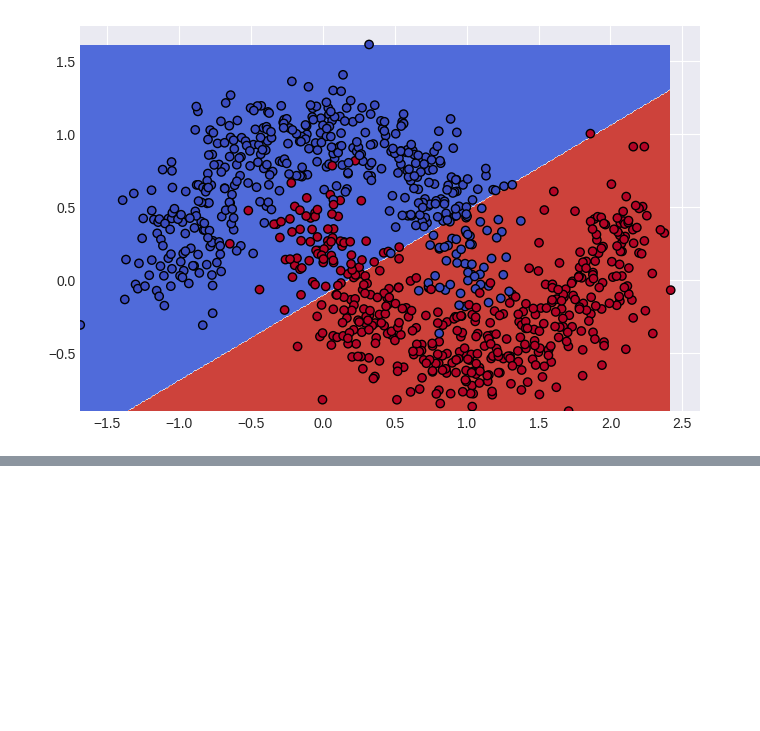
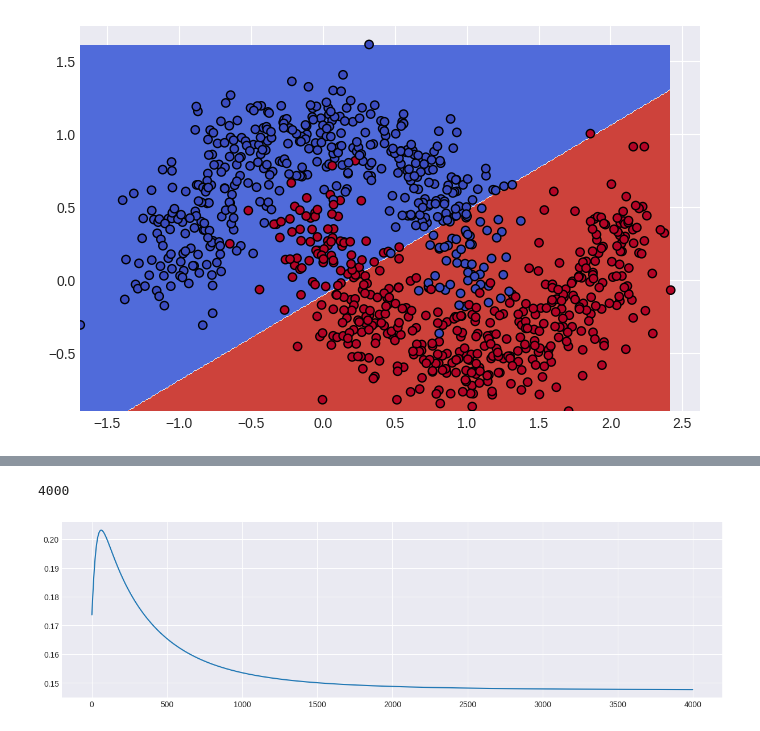
Before and after one commit to MakrandDhanokar/CDAC-DAI, a Jupyter notebook: CDAC_Day2.ipynb, the cells around one changed output, grey strips where cells are left out. Cells and saved outputs as stored; diff of their text form; code cells hidden in the pictures; blank space fills up the shorter version.

```diff
--- a/CDAC_Day2.ipynb
+++ b/CDAC_Day2.ipynb
@@ -384,0 +435,46 @@ fn_plot_decision_boundary(weights,data_train)
+# %%
+#sigmoid function
+def sigmoid(z):
+  return 1 / (1 + np.exp(-z))
+
+#predict function
+def predict(row, weight):
+  z = weight[0]
+  for i in range(len(row) - 1):
+    z += weight[i+1] * row[i]
+  return sigmoid(z)
+# %%
+#rng = Random Number Generator
+rng  =np.random.default_rng(seed=RANDOM_STATE)
+weights = rng.random(data_train.shape[1])
+# %%
+
+def train_weights(train,alpha,n_epochs):
+  errors =[]
+  weights = rng.random(train.shape[1])  #randomly generated weights
+  m = train.shape[0]  #no of samples
+
+  for epochs in range(n_epochs):
+    sum_error = 0.0
+    for row in train:
+      prediction = predict(row, weights)
+      dz = prediction - row[-1]
+      sum_error += -row[-1]*np.log(prediction)
+      weights[0] += -alpha * dz / m
+
+      for i in range(len(row) - 1):
+        weights[i+1] += -alpha * dz/m * row[i]
+    errors.append(sum_error/m)
+  return errors, weights
+# %%
+errors ,weights = train_weights(data_train, ALPHA, EPOCHS)
+# %%
+len(errors)
+# %% [output]
+4000
+# %%
+fig, ax = plt.subplots()
+ax.plot(errors)
+plt.show()
+# %% [output]
+[figure, added]
```
Also changed, not shown: parts of 25 cells of this notebook.
